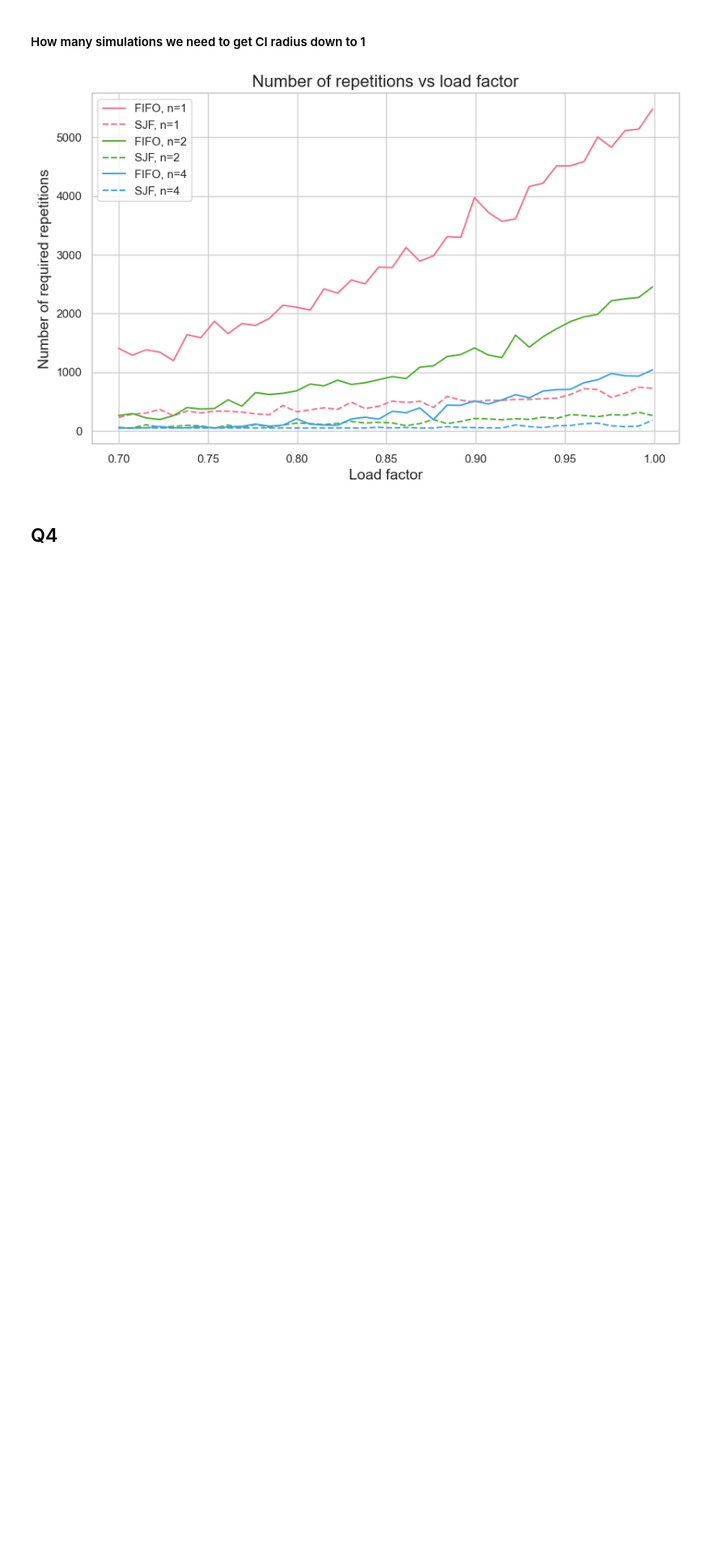
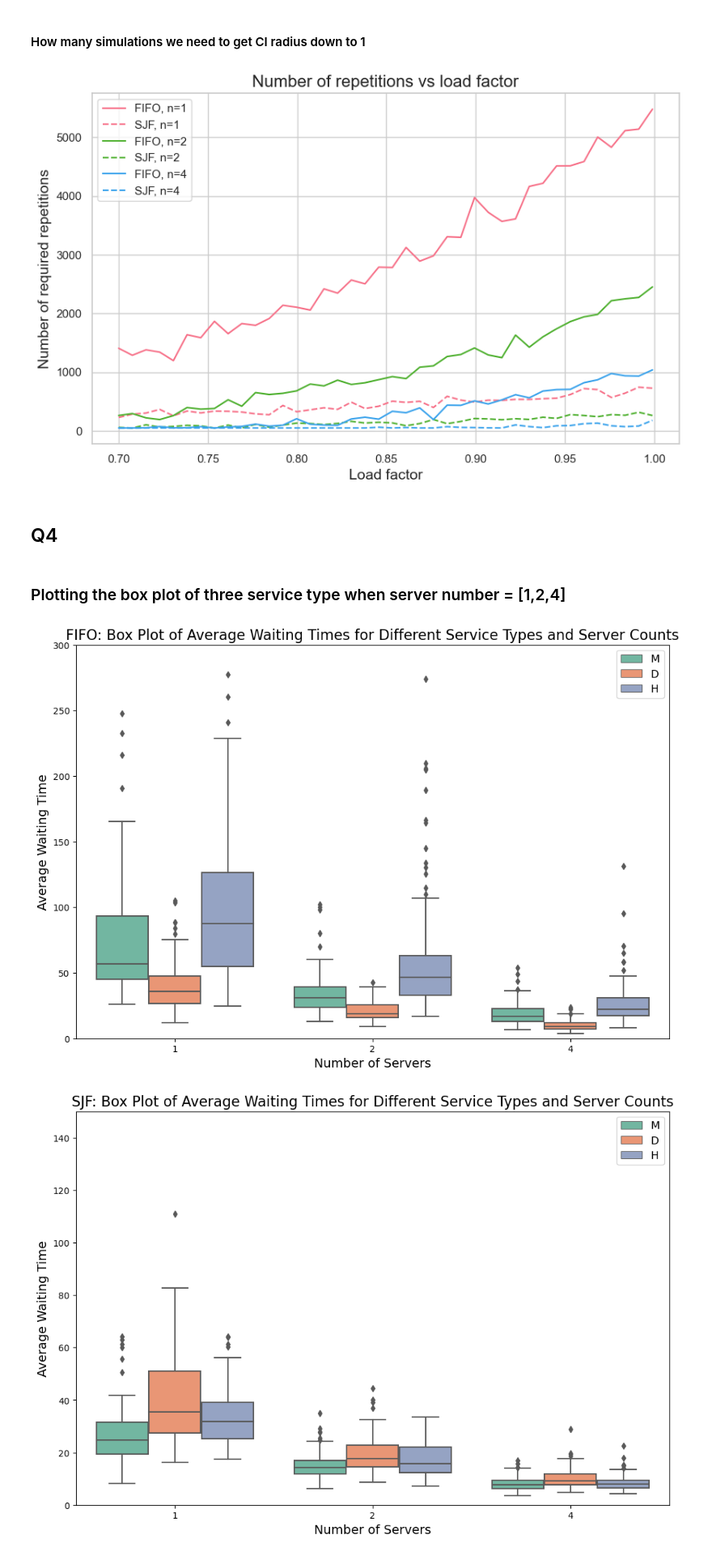
Before and after one commit to ThomasTenDamme/Stochastic_Simulation_Assignment2, a Jupyter notebook: Assignment 2 Thomas.ipynb, the cells around one changed output. Shown at 81% size. Saved outputs shown, nothing was run; the diff lists cells and outputs as text; code cells hidden in the pictures; blank space fills up the shorter version.

```diff
--- a/Assignment 2 Thomas.ipynb
+++ b/Assignment 2 Thomas.ipynb
@@ -964,3 +974,75 @@ plt.show()
 [figure]
 # %% [markdown]
 ## Q4
+# %% [markdown]
+### Plotting the box plot of three service type when server number = [1,2,4]
+# %%
+def run_simulation(num_servers, service_type, priority):
+    avg_waiting_times = []
+    for _ in range(SIMULATIONS):
+        env = simpy.Environment()
+        bank = Bank(env, num_servers, MU, priority=priority, service_type=service_type)
+        env.process(setup(env, bank, SIMULATION_TIME, num_servers * MU * 0.9))
+        env.run()
+        avg_waiting_times.append(np.mean(bank.waiting_times))
+    return avg_waiting_times
+
+
+# Parameters for the simulation
+MU = 1/10 # Service rate
+SIMULATION_TIME = 5000
+SIMULATIONS = 100
+servers = [1, 2, 4]
+
+# Dictionary to hold simulation results
+simulation_results = {}
+
+# Run simulations for different numbers of servers
+service_types = ["M", "D", "H"]
+priorities = ["FIFO", "SJF"]
+
+for priority in priorities:
+    for service_type in service_types:
+        for num_servers in servers:
+            key = (priority, service_type, num_servers)
+            simulation_results[key] = run_simulation(num_servers, service_type, priority)
+
+# Prepare data
+data_for_plot = []
+for (priority, service_type, num_servers), times in simulation_results.items():
+    for time in times:
+        data_for_plot.append({'Priority': priority,
+                              'Server': f'{num_servers}',
+                              'ServiceType': service_type,
+                              'MeanWaitingTime': time})
+
+# Create DataFrame
+df_plot = pd.DataFrame(data_for_plot)
+
+
+plt.figure(figsize=(12, 8))
+sns.boxplot(x='Server', y='MeanWaitingTime', hue='ServiceType',
+            data=df_plot[df_plot['Priority'] == 'FIFO'],
+            palette='Set2', hue_order=['M', 'D', 'H'])
+plt.legend(title='Service Type')
+plt.title('FIFO: Box Plot of Average Waiting Times for Different Service Types and Server Counts', fontsize=16)
+plt.xlabel('Number of Servers', fontsize=14)
+plt.ylabel('Average Waiting Time', fontsize=14)
+plt.ylim(0, 300)
+plt.legend(loc='upper right', fontsize=12)
+plt.show()
+
+plt.figure(figsize=(12, 8))
+sns.boxplot(x='Server', y='MeanWaitingTime', hue='ServiceType',
+            data=df_plot[df_plot['Priority'] == 'SJF'],
+            palette='Set2', hue_order=['M', 'D', 'H'])
+plt.legend(title='Service Type')
+plt.title('SJF: Box Plot of Average Waiting Times for Different Service Types and Server Counts', fontsize=16)
+plt.xlabel('Number of Servers', fontsize=14)
+plt.ylabel('Average Waiting Time', fontsize=14)
+plt.ylim(0, 150)
+plt.legend(loc='upper right', fontsize=12)
+plt.show()
+# %% [output]
+[figure, added]
+[figure, added]
```
Also changed, not shown: parts of 9 cells of this notebook.
